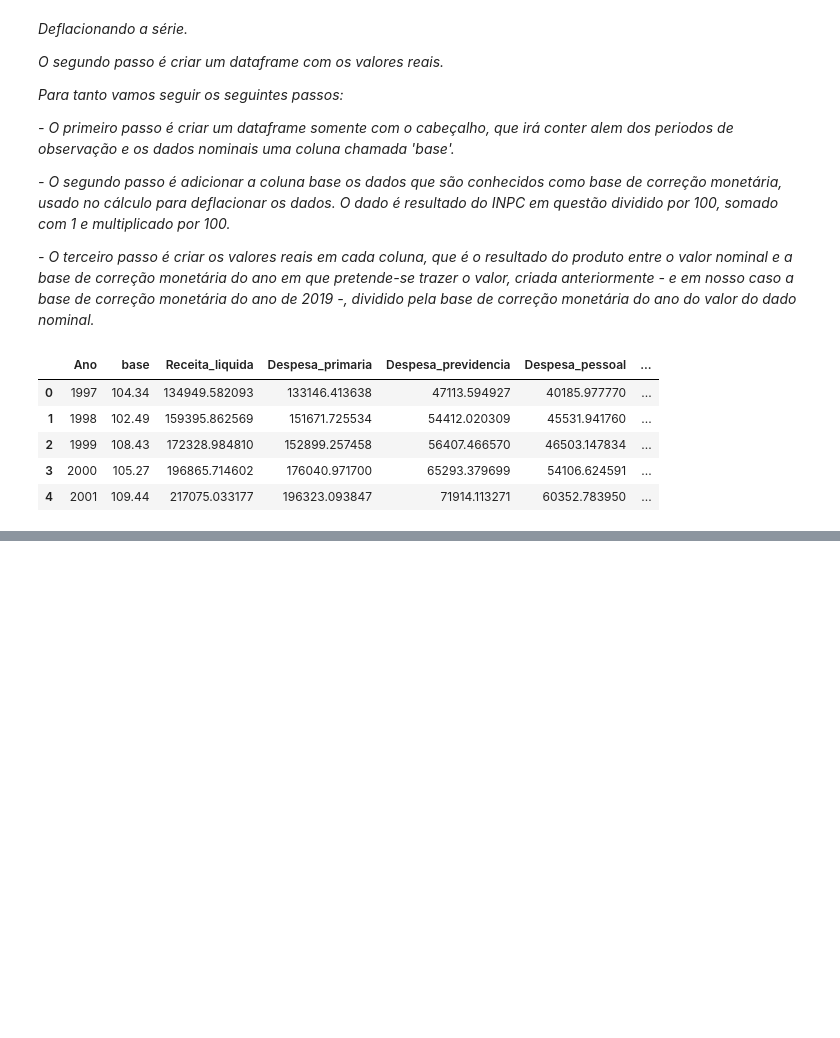
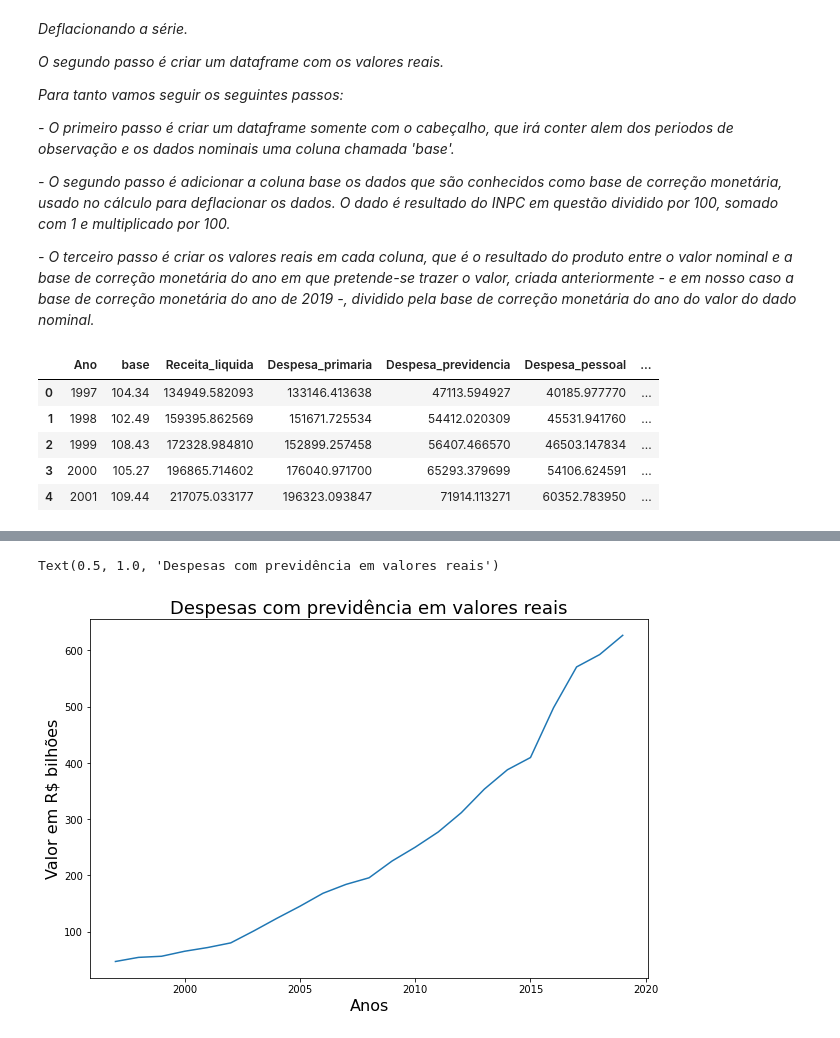
Before and after one commit to jp-data/template_portfolio, a Jupyter notebook: Previdência_social_brasileira.ipynb, the cells around one changed output, grey strips where cells are left out. Drawn from its saved outputs; the diff is of its cells as text; code cells hidden in the pictures; blank space fills up the shorter version.

```diff
--- a/Previdência_social_brasileira.ipynb
+++ b/Previdência_social_brasileira.ipynb
@@ -288,0 +274,11 @@ py.iplot(figura)
+# %%
+x=df_valores_reais.Ano
+y=df_valores_reais.Despesa_previdencia.apply(divisor)
+figura=plt.figure(figsize=(10,6.6))
+figura=plt.plot(x, y)
+plt.xlabel('Anos', fontsize=16)
+plt.ylabel('Valor em R$ bilhões', fontsize=16)
+plt.title('Despesas com previdência em valores reais', fontsize=18)
+# %% [output]
+Text(0.5, 1.0, 'Despesas com previdência em valores reais')
+[figure, added]
```
Also changed, not shown: parts of 8 cells of this notebook.
